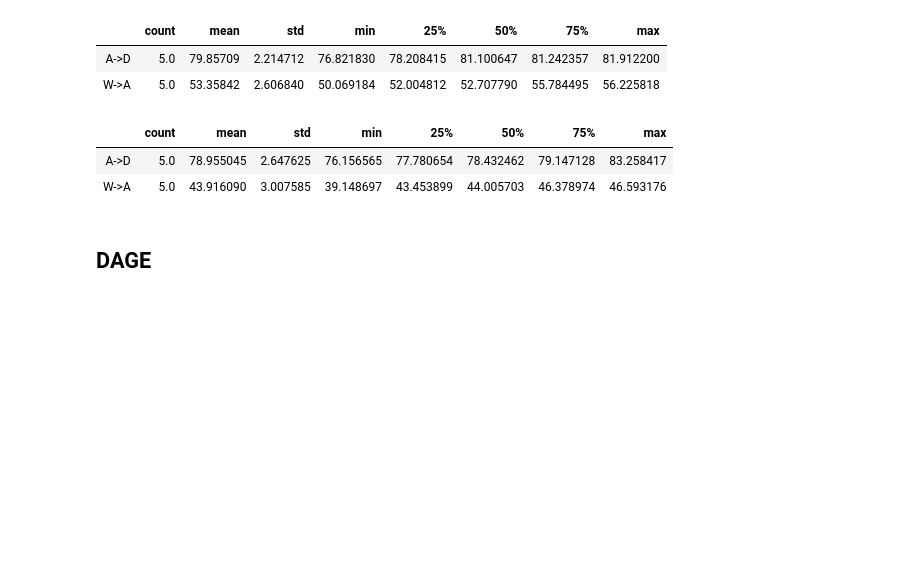
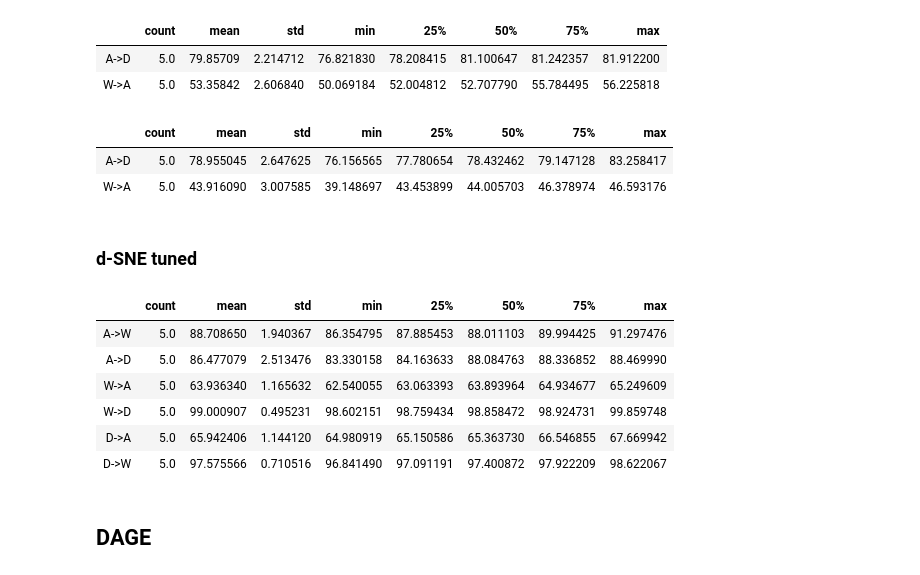
Before and after one commit to LukasHedegaard/domain-adaptation, a Jupyter notebook: notebooks/test-eval.ipynb, the cells around one changed output. Drawn from its saved outputs; the diff is of its cells as text; code cells hidden in the pictures; blank space fills up the shorter version.

Commit message:
update test-eval notebook with dsne results

```diff
--- a/notebooks/test-eval.ipynb
+++ b/notebooks/test-eval.ipynb
@@ -2368,6 +2369,22 @@ dsne_alpha_search_light09.describe().T
 |  | count | mean | std | min | 25% | 50% | 75% | max |
 | A->D | 5.0 | 78.955045 | 2.647625 | 76.156565 | 77.780654 | 78.432462 | 79.147128 | 83.258417 |
 | W->A | 5.0 | 43.916090 | 3.007585 | 39.148697 | 43.453899 | 44.005703 | 46.378974 | 46.593176 |
+# %% [markdown]
+### d-SNE tuned
+# %%
+dsne_tuned_vgg16 = get_score_combinations_new(
+    method='dsne',
+    experiment_id='dsne_vgg16_tuned',
+)*100
+dsne_tuned_vgg16.describe().T
+# %% [output]
+|  | count | mean | std | min | 25% | 50% | 75% | max |
+| A->W | 5.0 | 88.708650 | 1.940367 | 86.354795 | 87.885453 | 88.011103 | 89.994425 | 91.297476 |
+| A->D | 5.0 | 86.477079 | 2.513476 | 83.330158 | 84.163633 | 88.084763 | 88.336852 | 88.469990 |
+| W->A | 5.0 | 63.936340 | 1.165632 | 62.540055 | 63.063393 | 63.893964 | 64.934677 | 65.249609 |
+| W->D | 5.0 | 99.000907 | 0.495231 | 98.602151 | 98.759434 | 98.858472 | 98.924731 | 99.859748 |
+| D->A | 5.0 | 65.942406 | 1.144120 | 64.980919 | 65.150586 | 65.363730 | 66.546855 | 67.669942 |
+| D->W | 5.0 | 97.575566 | 0.710516 | 96.841490 | 97.091191 | 97.400872 | 97.922209 | 98.622067 |
 # %% [markdown]
 ## DAGE
 # %%
```
Also changed, not shown: parts of 2 cells of this notebook.
